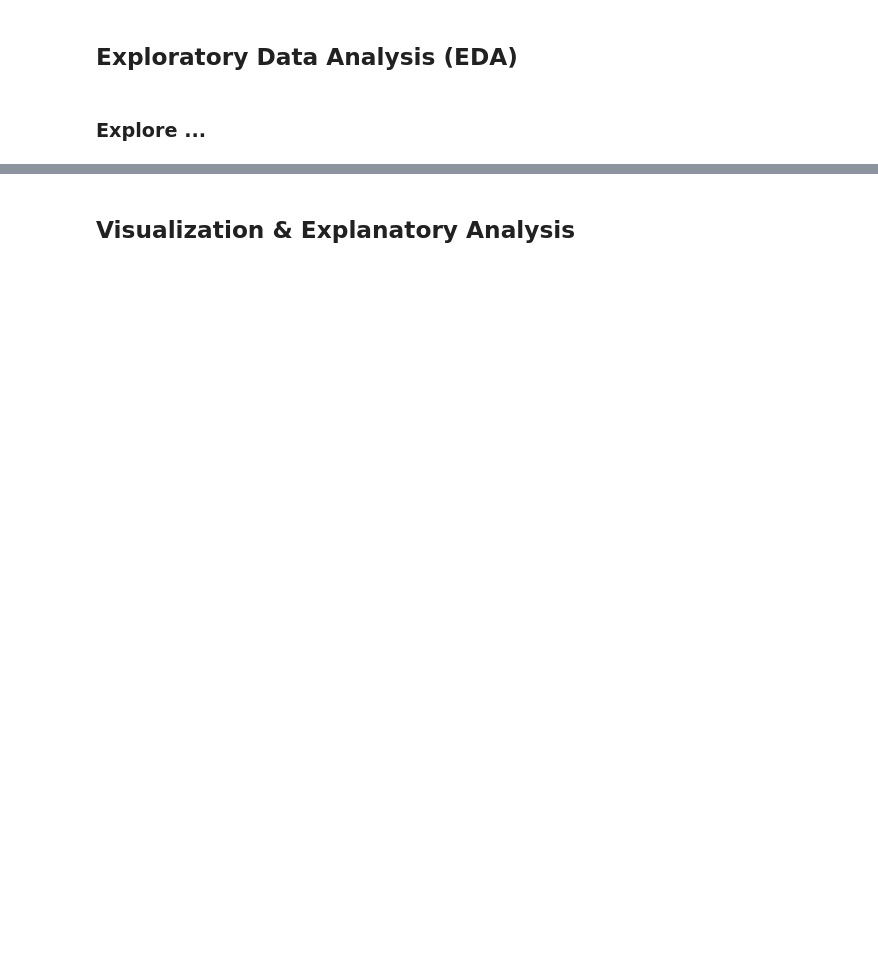
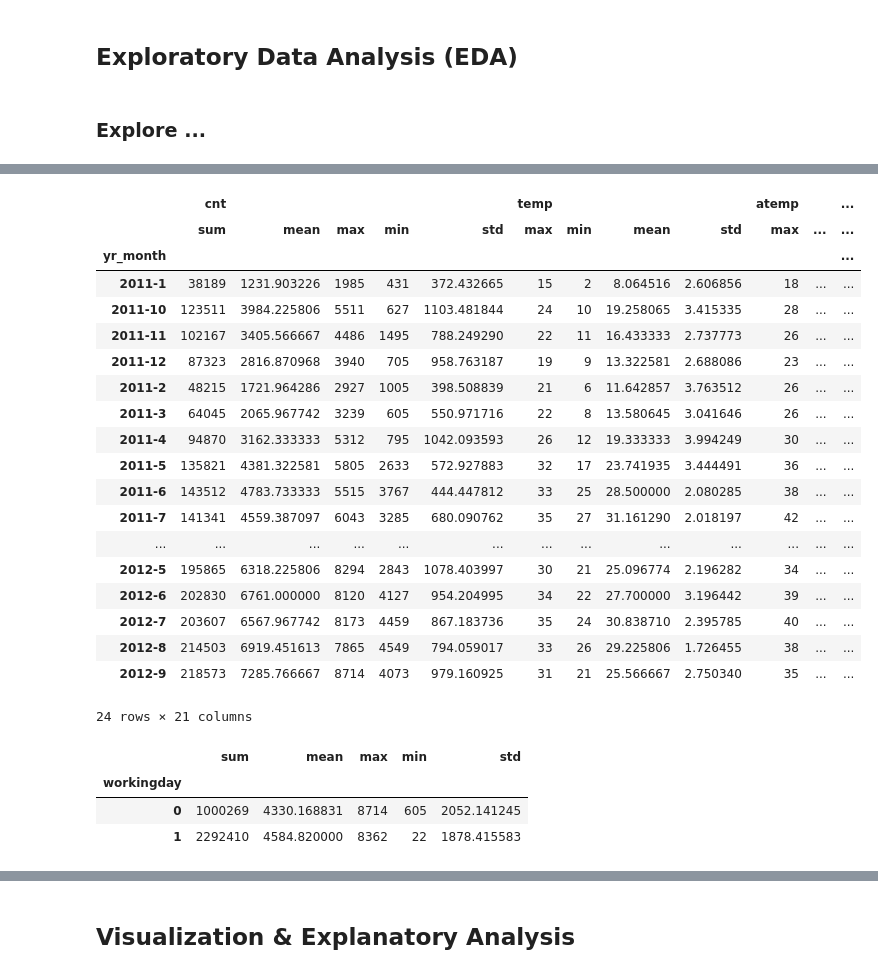
Before and after one commit to Us9r/submission-dicoding, a Jupyter notebook: notebook.ipynb, the cells around one changed output, grey strips where cells are left out. Drawn from its saved outputs; the diff is of its cells as text; code cells hidden in the pictures; blank space fills up the shorter version.

```diff
--- a/notebook.ipynb
+++ b/notebook.ipynb
@@ -208,6 +207,9 @@ datetime_columns = ["dteday"]
 for column in datetime_columns:
     bike_sharing_day[column] = pd.to_datetime(bike_sharing_day[column])
     bike_sharing_hour[column] = pd.to_datetime(bike_sharing_hour[column])
+# %%
+bike_sharing_day['yr'] = bike_sharing_day['yr'].map({0: 2011, 1: 2012})
+bike_sharing_hour['yr'] = bike_sharing_hour['yr'].map({0: 2011, 1: 2012})
 # %%
 bike_sharing_day.info()
 # %% [output]
@@ -307,0 +319,38 @@ bike_sharing_hour.windspeed.max()
+# %%
+bike_sharing_day['yr_month'] = bike_sharing_day.apply(lambda row: f"{row['yr']}-{row['mnth']}", axis=1)
+
+bike_sharing_day.groupby(by="yr_month").agg({
+    "cnt": ["sum", "mean", "max", "min", "std"],
+    "temp": ["max", "min", "mean", "std"],
+    "atemp": ["max", "min", "mean", "std"],
+    "hum": ["max", "min", "mean", "std"],
+    "windspeed": ["max", "min", "mean", "std"]
+})
+# %% [output]
+|  | cnt |  |  |  |  | temp |  |  |  | atemp |  | ... |
+|  | sum | mean | max | min | std | max | min | mean | std | max | ... | ... |
+| yr_month |  |  |  |  |  |  |  |  |  |  |  | ... |
+| 2011-1 | 38189 | 1231.903226 | 1985 | 431 | 372.432665 | 15 | 2 | 8.064516 | 2.606856 | 18 | ... | ... |
+| 2011-10 | 123511 | 3984.225806 | 5511 | 627 | 1103.481844 | 24 | 10 | 19.258065 | 3.415335 | 28 | ... | ... |
+| 2011-11 | 102167 | 3405.566667 | 4486 | 1495 | 788.249290 | 22 | 11 | 16.433333 | 2.737773 | 26 | ... | ... |
+| 2011-12 | 87323 | 2816.870968 | 3940 | 705 | 958.763187 | 19 | 9 | 13.322581 | 2.688086 | 23 | ... | ... |
+| 2011-2 | 48215 | 1721.964286 | 2927 | 1005 | 398.508839 | 21 | 6 | 11.642857 | 3.763512 | 26 | ... | ... |
+| 2011-3 | 64045 | 2065.967742 | 3239 | 605 | 550.971716 | 22 | 8 | 13.580645 | 3.041646 | 26 | ... | ... |
+| 2011-4 | 94870 | 3162.333333 | 5312 | 795 | 1042.093593 | 26 | 12 | 19.333333 | 3.994249 | 30 | ... | ... |
+| 2011-5 | 135821 | 4381.322581 | 5805 | 2633 | 572.927883 | 32 | 17 | 23.741935 | 3.444491 | 36 | ... | ... |
+| 2011-6 | 143512 | 4783.733333 | 5515 | 3767 | 444.447812 | 33 | 25 | 28.500000 | 2.080285 | 38 | ... | ... |
+| 2011-7 | 141341 | 4559.387097 | 6043 | 3285 | 680.090762 | 35 | 27 | 31.161290 | 2.018197 | 42 | ... | ... |
+| ... | ... | ... | ... | ... | ... | ... | ... | ... | ... | ... | ... | ... |
+| 2012-5 | 195865 | 6318.225806 | 8294 | 2843 | 1078.403997 | 30 | 21 | 25.096774 | 2.196282 | 34 | ... | ... |
+| 2012-6 | 202830 | 6761.000000 | 8120 | 4127 | 954.204995 | 34 | 22 | 27.700000 | 3.196442 | 39 | ... | ... |
+| 2012-7 | 203607 | 6567.967742 | 8173 | 4459 | 867.183736 | 35 | 24 | 30.838710 | 2.395785 | 40 | ... | ... |
+| 2012-8 | 214503 | 6919.451613 | 7865 | 4549 | 794.059017 | 33 | 26 | 29.225806 | 1.726455 | 38 | ... | ... |
+| 2012-9 | 218573 | 7285.766667 | 8714 | 4073 | 979.160925 | 31 | 21 | 25.566667 | 2.750340 | 35 | ... | ... |
+24 rows × 21 columns
+# %%
+bike_sharing_day.groupby('workingday')['cnt'].agg(['sum', 'mean', 'max', 'min', 'std'])
+# %% [output]
+|  | sum | mean | max | min | std |
+| workingday |  |  |  |  |  |
+| 0 | 1000269 | 4330.168831 | 8714 | 605 | 2052.141245 |
+| 1 | 2292410 | 4584.820000 | 8362 | 22 | 1878.415583 |
```
Also changed, not shown: parts of 15 cells of this notebook.
